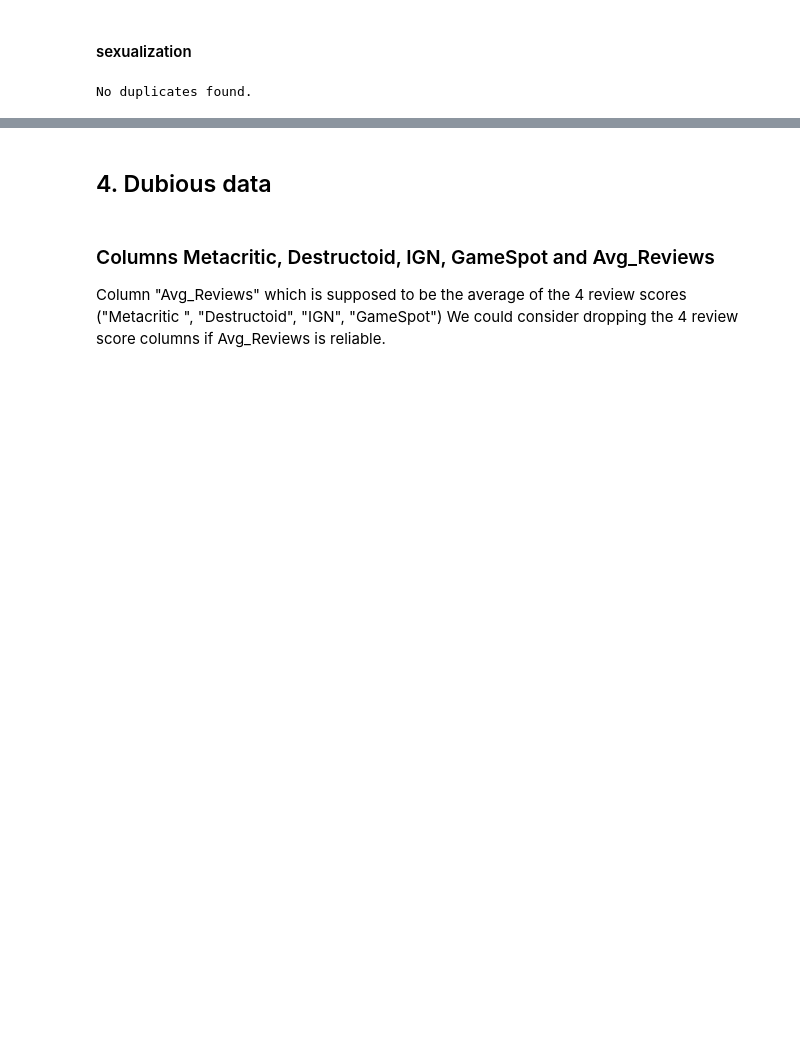
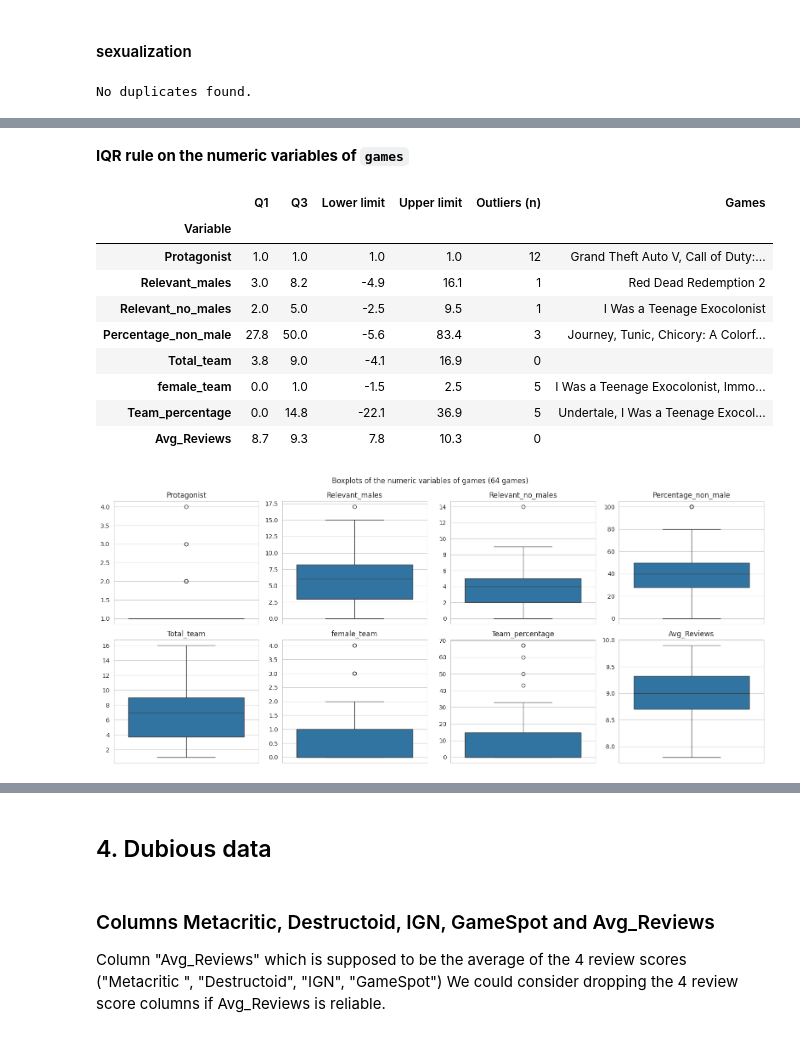
Before and after one commit to IA-P1-BCN/EDA_Manon, a Jupyter notebook: Gender Representation in Video Games.ipynb, the cells around one changed output, grey strips where cells are left out. Cells and saved outputs as stored; diff of their text form; code cells hidden in the pictures; blank space fills up the shorter version.

```diff
--- a/Gender Representation in Video Games.ipynb
+++ b/Gender Representation in Video Games.ipynb
@@ -344,0 +331,46 @@ No duplicates found.
+# %%
+games = tables["games"].copy()
+
+# Still text ("11%") at this stage: convert on the local copy only
+for col in ["Percentage_non_male", "Team_percentage"]:
+    games[col] = games[col].astype(str).str.rstrip("%").astype(float)
+
+numeric_cols = ["Protagonist", "Relevant_males", "Relevant_no_males", "Percentage_non_male",
+                "Total_team", "female_team", "Team_percentage", "Avg_Reviews"]
+
+rows = []
+for col in numeric_cols:
+    s = games[col]
+    q1, q3 = s.quantile([0.25, 0.75])
+    iqr = q3 - q1
+    low, high = q1 - 1.5 * iqr, q3 + 1.5 * iqr
+    flagged = games.loc[(s < low) | (s > high), "Title"].tolist()
+    rows.append({"Variable": col, "Q1": q1, "Q3": q3, "Lower limit": low, "Upper limit": high,
+                 "Outliers (n)": len(flagged),
+                 "Games": ", ".join(flagged[:4]) + ("..." if len(flagged) > 4 else "")})
+
+report = pd.DataFrame(rows).set_index("Variable")
+display(Markdown("**IQR rule on the numeric variables of `games`**"))
+display(report.round(1))
+
+fig, axes = plt.subplots(2, 4, figsize=(16, 7))
+for ax, col in zip(axes.flat, numeric_cols):
+    sns.boxplot(y=games[col], ax=ax)
+    ax.set_title(col)
+    ax.set_ylabel("")
+fig.suptitle("Boxplots of the numeric variables of games (64 games)")
+plt.tight_layout()
+plt.show()
+# %% [output]
+**IQR rule on the numeric variables of `games`**
+|  | Q1 | Q3 | Lower limit | Upper limit | Outliers (n) | Games |
+| Variable |  |  |  |  |  |  |
+| Protagonist | 1.0 | 1.0 | 1.0 | 1.0 | 12 | Grand Theft Auto V, Call of Duty:... |
+| Relevant_males | 3.0 | 8.2 | -4.9 | 16.1 | 1 | Red Dead Redemption 2 |
+| Relevant_no_males | 2.0 | 5.0 | -2.5 | 9.5 | 1 | I Was a Teenage Exocolonist |
+| Percentage_non_male | 27.8 | 50.0 | -5.6 | 83.4 | 3 | Journey, Tunic, Chicory: A Colorf... |
+| Total_team | 3.8 | 9.0 | -4.1 | 16.9 | 0 |  |
+| female_team | 0.0 | 1.0 | -1.5 | 2.5 | 5 | I Was a Teenage Exocolonist, Immo... |
+| Team_percentage | 0.0 | 14.8 | -22.1 | 36.9 | 5 | Undertale, I Was a Teenage Exocol... |
+| Avg_Reviews | 8.7 | 9.3 | 7.8 | 10.3 | 0 |  |
+[figure, added]
```
Also changed, not shown: parts of 6 cells of this notebook.
